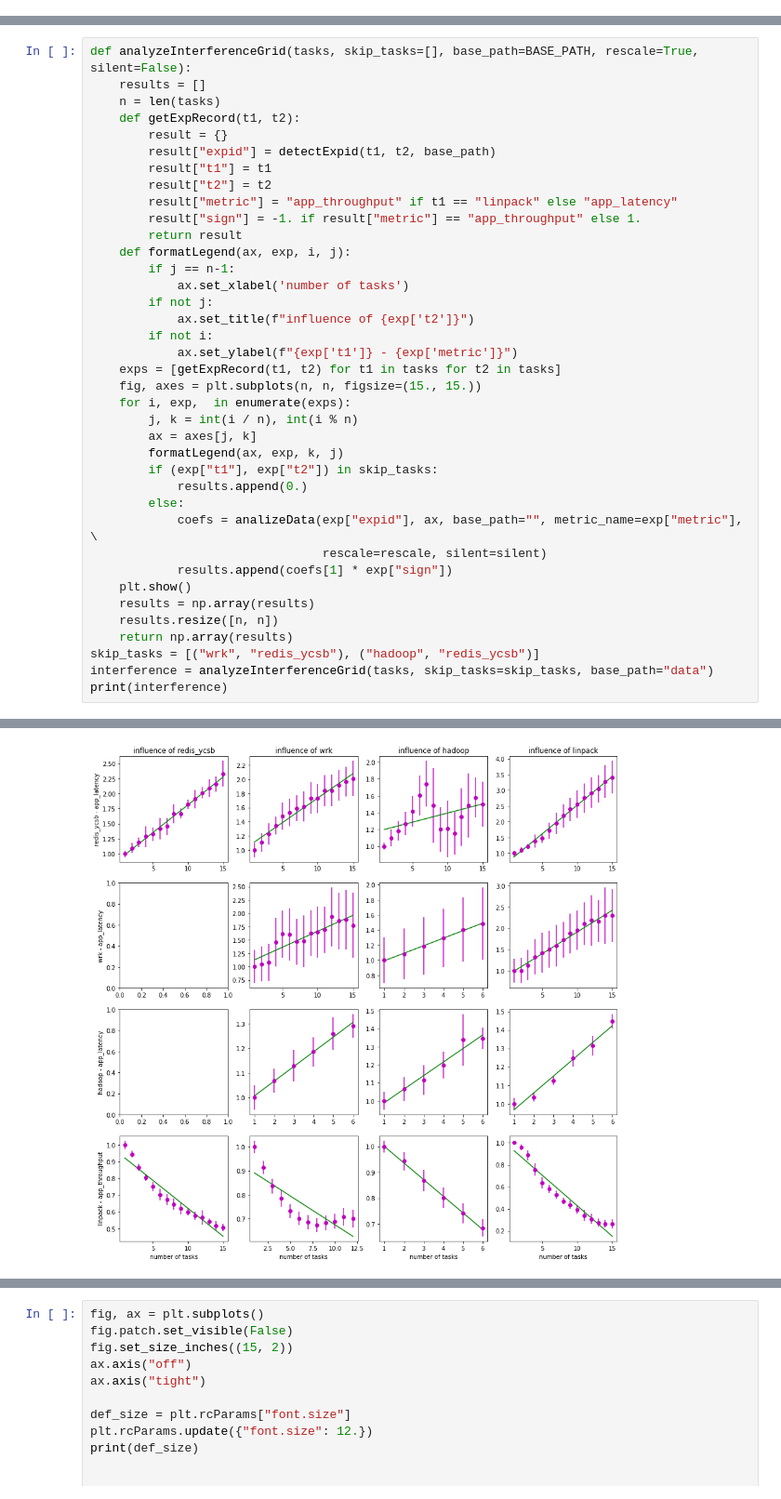
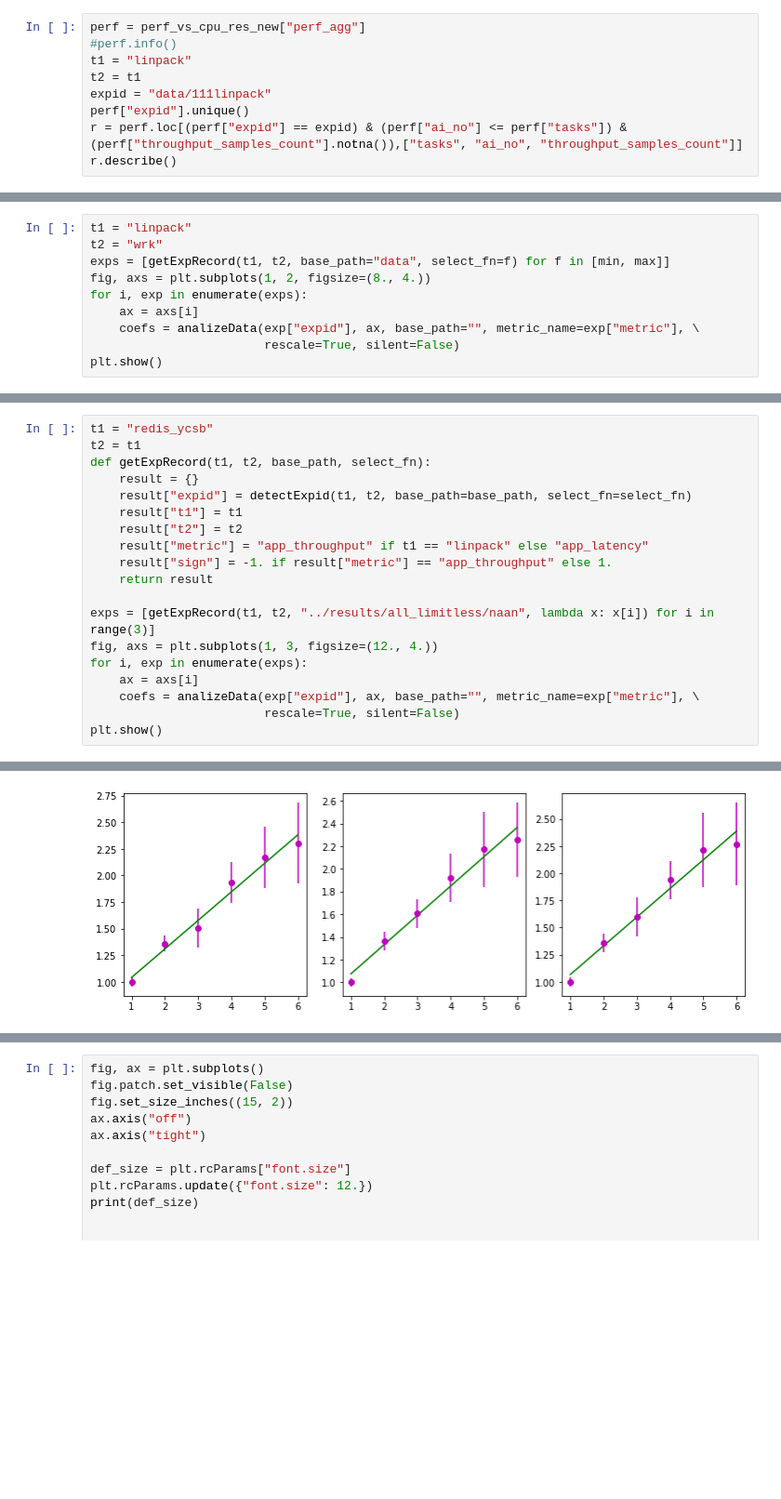
Before and after one commit to pawelzell/cbtool, a Jupyter notebook: myscripts/Interference observation.ipynb, the cells around one changed output, grey strips where cells are left out. Shown: that part at 93% size. Saved outputs shown, nothing was run; the diff lists cells and outputs as text; blank space fills up the shorter version.

```diff
--- a/myscripts/Interference observation.ipynb
+++ b/myscripts/Interference observation.ipynb
@@ -417,0 +348,9 @@ See the caveats in the documentation: https://pandas.pydata.org/pandas-docs/stab
+# %%
+perf = perf_vs_cpu_res_new["perf_agg"]
+#perf.info()
+t1 = "linpack"
+t2 = t1
+expid = "data/111linpack"
+perf["expid"].unique()
+r = perf.loc[(perf["expid"] == expid) & (perf["ai_no"] <= perf["tasks"]) & (perf["throughput_samples_count"].notna()),["tasks", "ai_no", "throughput_samples_count"]]
+r.describe()
@@ -479,0 +457,10 @@ there are 1 results after filtering
+# %%
+t1 = "linpack"
+t2 = "wrk"
+exps = [getExpRecord(t1, t2, base_path="data", select_fn=f) for f in [min, max]]
+fig, axs = plt.subplots(1, 2, figsize=(8., 4.))
+for i, exp in enumerate(exps):
+    ax = axs[i]
+    coefs = analizeData(exp["expid"], ax, base_path="", metric_name=exp["metric"], \
+                        rescale=True, silent=False)
+plt.show()
@@ -480,39 +471,20 @@ there are 1 results after filtering
 # %%
-def analyzeInterferenceGrid(tasks, skip_tasks=[], base_path=BASE_PATH, rescale=True, silent=False):
-    results = []
-    n = len(tasks)
-    def getExpRecord(t1, t2):
-        result = {}
-        result["expid"] = detectExpid(t1, t2, base_path)
-        result["t1"] = t1
-        result["t2"] = t2
-        result["metric"] = "app_throughput" if t1 == "linpack" else "app_latency"
-        result["sign"] = -1. if result["metric"] == "app_throughput" else 1.
-        return result
-    def formatLegend(ax, exp, i, j):
-        if j == n-1:
-            ax.set_xlabel('number of tasks')
-        if not j:
-            ax.set_title(f"influence of {exp['t2']}")
-        if not i:
-            ax.set_ylabel(f"{exp['t1']} - {exp['metric']}")
-    exps = [getExpRecord(t1, t2) for t1 in tasks for t2 in tasks]
-    fig, axes = plt.subplots(n, n, figsize=(15., 15.))
-    for i, exp,  in enumerate(exps):
-        j, k = int(i / n), int(i % n)
-        ax = axes[j, k]
-        formatLegend(ax, exp, k, j)
-        if (exp["t1"], exp["t2"]) in skip_tasks:
-            results.append(0.)
-        else:
-            coefs = analizeData(exp["expid"], ax, base_path="", metric_name=exp["metric"], \
-                                rescale=rescale, silent=silent)
-            results.append(coefs[1] * exp["sign"])
-    plt.show()
-    results = np.array(results)
-    results.resize([n, n])
-    return np.array(results)
-skip_tasks = [("wrk", "redis_ycsb"), ("hadoop", "redis_ycsb")]
-interference = analyzeInterferenceGrid(tasks, skip_tasks=skip_tasks, base_path="data")
-print(interference)
+t1 = "redis_ycsb"
+t2 = t1
+def getExpRecord(t1, t2, base_path, select_fn):
+    result = {}
+    result["expid"] = detectExpid(t1, t2, base_path=base_path, select_fn=select_fn)
+    result["t1"] = t1
+    result["t2"] = t2
+    result["metric"] = "app_throughput" if t1 == "linpack" else "app_latency"
+    result["sign"] = -1. if result["metric"] == "app_throughput" else 1.
+    return result
+
+exps = [getExpRecord(t1, t2, "../results/all_limitless/naan", lambda x: x[i]) for i in range(3)]
+fig, axs = plt.subplots(1, 3, figsize=(12., 4.))
+for i, exp in enumerate(exps):
+    ax = axs[i]
+    coefs = analizeData(exp["expid"], ax, base_path="", metric_name=exp["metric"], \
+                        rescale=True, silent=False)
+plt.show()
 # %% [output]
@@ -533 +494 @@ data/111linpack
-[figure, old version]
+[figure, new version]
```
Also changed, not shown: parts of 18 cells of this notebook.
